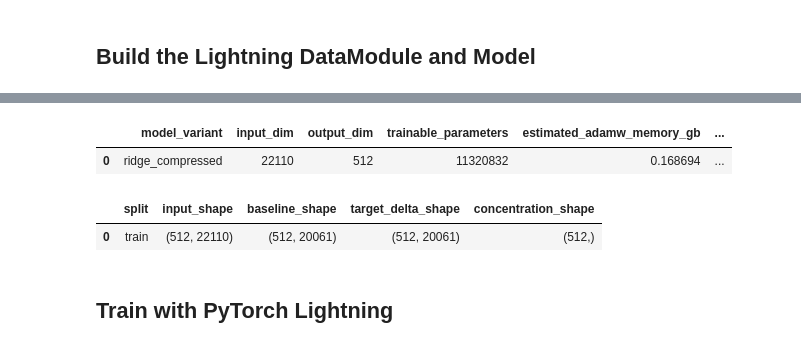
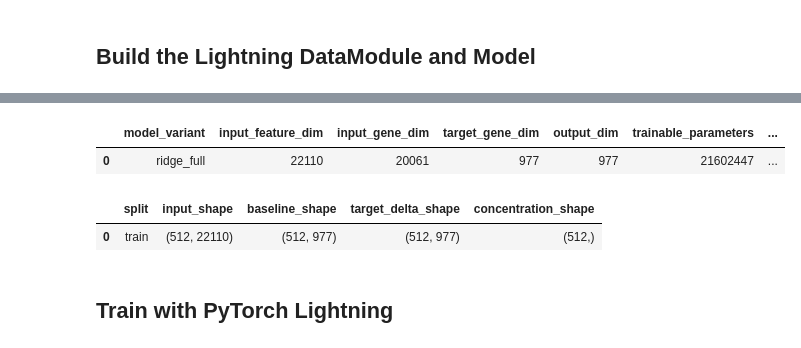
Before and after one commit to wilsonliam/deep-learning-final-project, a Jupyter notebook: Machine_Learning/4_Linear_Regression_implementatin.ipynb, the cells around one changed output, grey strips where cells are left out. Drawn from its saved outputs; the diff is of its cells as text; code cells hidden in the pictures.

```diff
--- a/Machine_Learning/4_Linear_Regression_implementatin.ipynb
+++ b/Machine_Learning/4_Linear_Regression_implementatin.ipynb
@@ -16,7 +16,7 @@ BATCH_SIZE = 512
 RANDOM_SEED = 42
 NUM_WORKERS = 0
 
-MODEL_VARIANT = "ridge_compressed"  # one of {"ridge_compressed", "ridge_full"}
+MODEL_VARIANT = "ridge_full"  # one of {"ridge_compressed", "ridge_full"}
 TARGET_MODE = "delta"
 TARGET_PCA_COMPONENTS = 512
 PREPROCESS_BATCH_SIZE = 1024
@@ -34,7 +34,7 @@ PLOT_RANDOM_SEED = RANDOM_SEED
 EMBEDDING_METHOD = "pca"
 N_EMBEDDING_COMPONENTS = 2
 
-TENSOR_ARTIFACTS_DIR = Path("data/Tahoe100M_tensor_artifacts")
+TENSOR_ARTIFACTS_DIR = Path("data/Tahoe100M_tensor_artifacts_L1000")
 LIGHTNING_OUTPUT_DIR = Path("artifacts/lightning/linear_regression")
 
 print(
@@ -1314,6 +1418,7 @@ training_preprocessor = TrainingPreprocessor(
     dmso_bundle=dmso_bundle,
     treatment_bundle=treatment_bundle,
     fingerprint_bundle=fingerprint_bundle,
+    target_gene_indices=target_gene_indices,
     model_variant=MODEL_VARIANT,
     target_mode=TARGET_MODE,
     target_pca_components=TARGET_PCA_COMPONENTS,
@@ -1345,12 +1450,12 @@ ridge_data_module = RidgeResponseDataModule(
 ridge_data_module.setup()
 
 input_feature_dim = training_preprocessor.input_dim
-gene_dim = training_preprocessor.gene_dim
+target_gene_dim = training_preprocessor.target_gene_dim
 
 ridge_model = RidgeDrugResponseModule(
     model_variant=MODEL_VARIANT,
     input_dim=input_feature_dim,
-    gene_dim=gene_dim,
+    gene_dim=target_gene_dim,
     learning_rate=LEARNING_RATE,
     weight_decay=WEIGHT_DECAY,
     delta_mean=training_preprocessor.delta_mean,
@@ -1362,8 +1467,8 @@ ridge_model = RidgeDrugResponseModule(
 prepared_train_batch = next(iter(ridge_data_module.train_eval_dataloader()))
 if prepared_train_batch["input_features"].shape[1] != input_feature_dim:
     raise ValueError("Prepared input feature width does not match the expected model input dimension.")
-if prepared_train_batch["target_delta"].shape[1] != gene_dim:
-    raise ValueError("Prepared target delta width does not match the gene space.")
+if prepared_train_batch["target_delta"].shape[1] != target_gene_dim:
+    raise ValueError("Prepared target delta width does not match the target gene space.")
 reconstructed_target_expression = prepared_train_batch["baseline_expression"] + prepared_train_batch["target_delta"]
 if reconstructed_target_expression.shape != prepared_train_batch["baseline_expression"].shape:
     raise ValueError("Reconstructed treated expression has an unexpected shape.")
@@ -1372,11 +1477,14 @@ model_summary_df = pd.DataFrame(
     [
         {
             "model_variant": MODEL_VARIANT,
-            "input_dim": int(input_feature_dim),
+            "input_feature_dim": int(input_feature_dim),
+            "input_gene_dim": int(training_preprocessor.input_gene_dim),
+            "target_gene_dim": int(target_gene_dim),
             "output_dim": int(ridge_model.output_dim),
             "trainable_parameters": count_trainable_parameters(ridge_model),
             "estimated_adamw_memory_gb": estimate_adamw_memory_gb(ridge_model),
             "effective_target_pca_components": training_preprocessor.effective_target_pca_components,
+            "treatment_feature_space": treatment_feature_space,
         }
     ]
 )
@@ -1403,7 +1512,7 @@ display(prepared_batch_summary_df)
-|  | model_variant | input_dim | output_dim | trainable_parameters | estimated_adamw_memory_gb | ... |
-| 0 | ridge_compressed | 22110 | 512 | 11320832 | 0.168694 | ... |
+|  | model_variant | input_feature_dim | input_gene_dim | target_gene_dim | output_dim | trainable_parameters | ... |
+| 0 | ridge_full | 22110 | 20061 | 977 | 977 | 21602447 | ... |
 |  | split | input_shape | baseline_shape | target_delta_shape | concentration_shape |
-| 0 | train | (512, 22110) | (512, 20061) | (512, 20061) | (512,) |
+| 0 | train | (512, 22110) | (512, 977) | (512, 977) | (512,) |
 # %% [markdown]
 ## Train with PyTorch Lightning
 # %%
```
Also changed, not shown: parts of 10 cells of this notebook, 2 other files.
